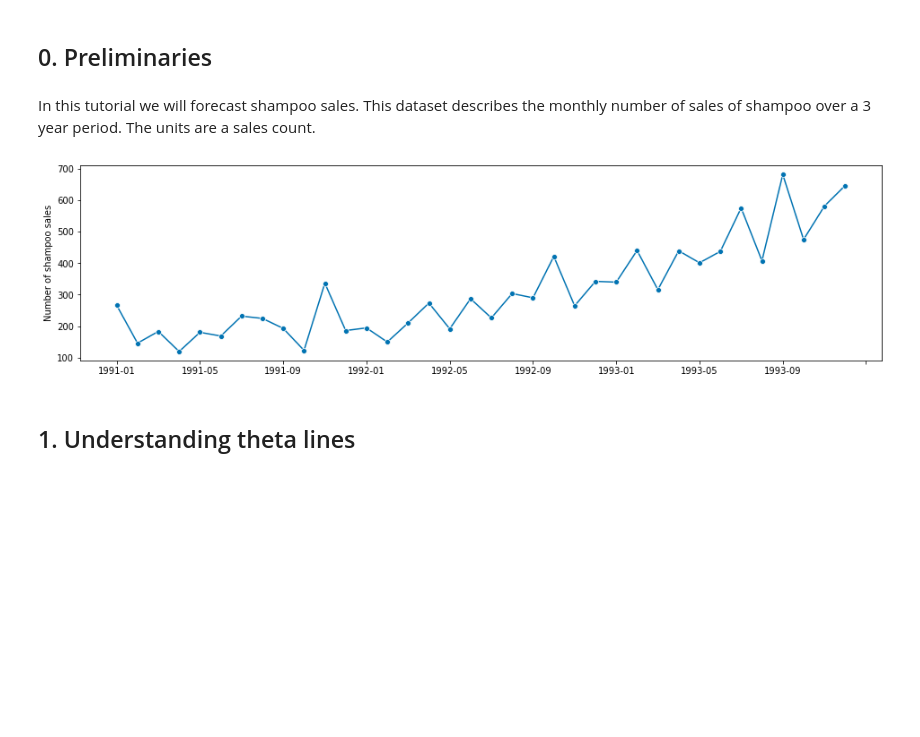
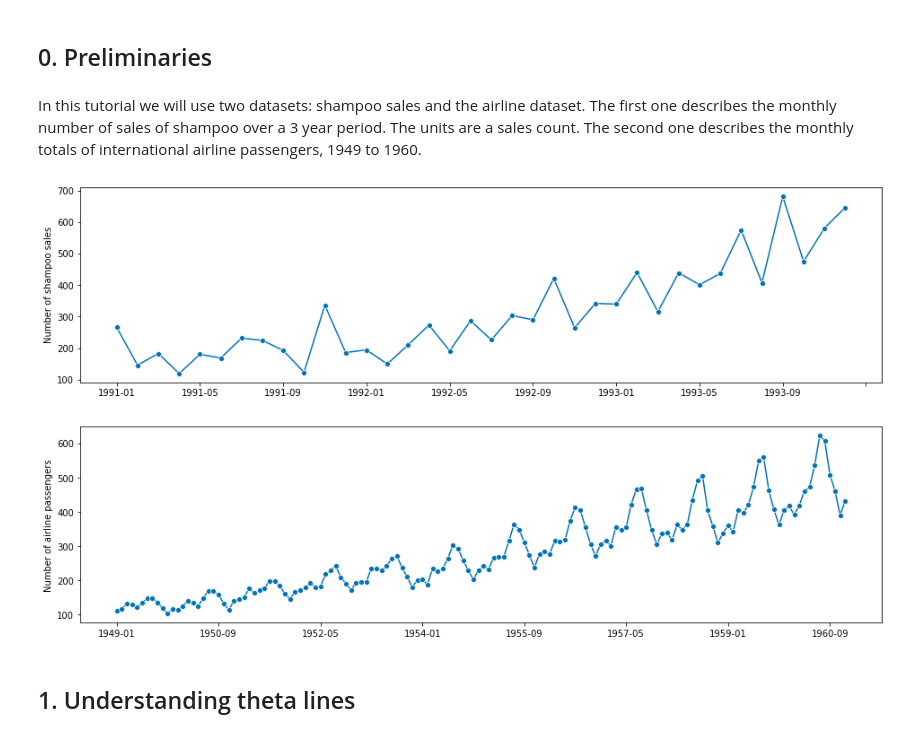
Before and after one commit to claudia-hm/datascience-explained, a Jupyter notebook: time-series/Theta Model.ipynb, the cells around one changed output. Drawn from its saved outputs; the diff is of its cells as text; code cells hidden in the pictures; blank space fills up the shorter version.

Commit message:
expanded theta tutorial

```diff
--- a/time-series/Theta Model.ipynb
+++ b/time-series/Theta Model.ipynb
@@ -5,17 +5,32 @@ The theta model is a forecasting method presented by V. Assimakopoulos and K. Ni
 # %% [markdown]
 ## 0. Preliminaries
 # %% [markdown]
-In this tutorial we will forecast shampoo sales. This dataset describes the monthly number of sales of shampoo over a 3 year period. The units are a sales count.
+In this tutorial we will use two datasets: shampoo sales and the airline dataset. The first one describes the monthly number of sales of shampoo over a 3 year period. The units are a sales count. The second one describes the monthly totals of international airline passengers, 1949 to 1960.
 # %%
 from sktime.datasets import load_shampoo_sales
 from sktime.utils.plotting import plot_series
 import matplotlib.pyplot as plt
 import pandas as pd
 import numpy as np
+from sktime.utils.plotting import plot_correlations
+from statsmodels.tsa.seasonal import seasonal_decompose
+from sktime.datasets import load_airline
+from sktime.forecasting.base import ForecastingHorizon
+from sktime.forecasting.exp_smoothing import ExponentialSmoothing
+from sklearn.linear_model import LinearRegression
+from statsmodels.tsa.forecasting.theta import ThetaModel
+from functions import mae
+from sktime.forecasting.theta import ThetaForecaster
+from statsmodels.tsa.api import SimpleExpSmoothing
+from sktime.forecasting.arima import AutoARIMA
+
 X = load_shampoo_sales()
 fig, ax =  plot_series(X)
+y = load_airline()
+fig, ax =  plot_series(y)
 # %% [output]
 [figure]
+[figure, added]
 # %% [markdown]
 ## 1. Understanding theta lines
 # %% [markdown]
```
Also changed, not shown: parts of 31 cells of this notebook.
